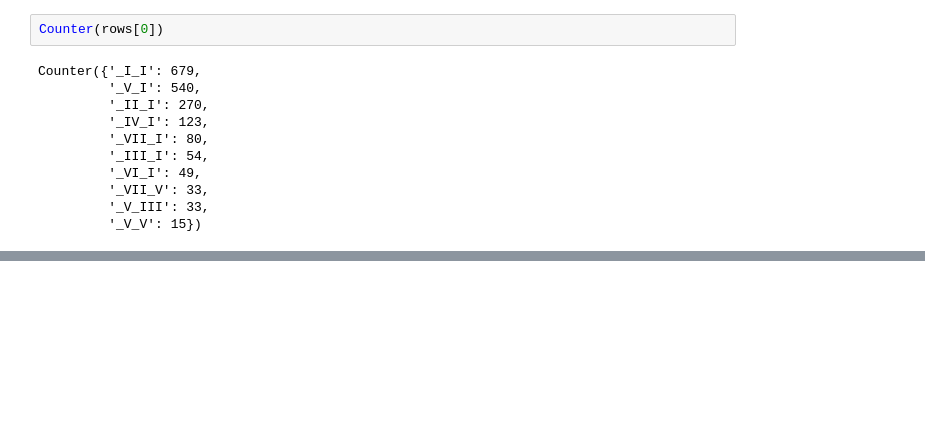
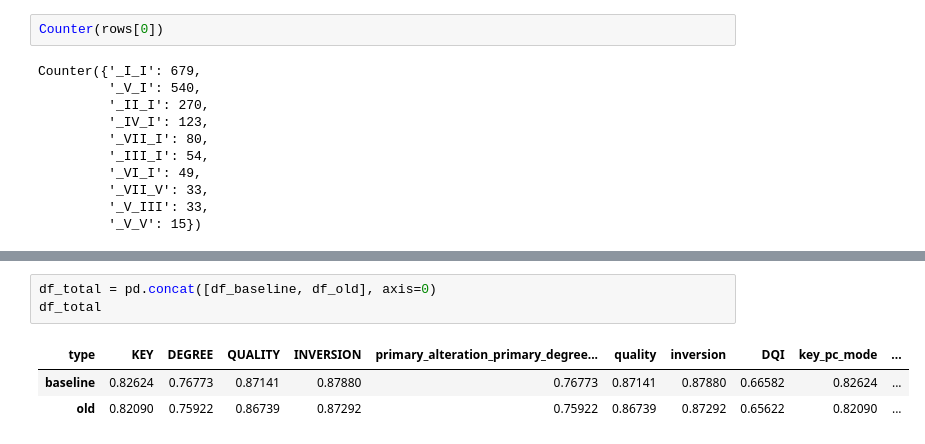
Before and after one commit to PulyaPolya/rnbert_new, a Jupyter notebook: results_analysis_rn.ipynb, the cells around one changed output, grey strips where cells are left out. Drawn from its saved outputs; the diff is of its cells as text; blank space fills up the shorter version.

```diff
--- a/results_analysis_rn.ipynb
+++ b/results_analysis_rn.ipynb
@@ -573,0 +1139,7 @@ Counter({'_I_I': 679,
+# %%
+df_total = pd.concat([df_baseline, df_old], axis=0)
+df_total
+# %% [output]
+| type | KEY | DEGREE | QUALITY | INVERSION | primary_alteration_primary_degree... | quality | inversion | DQI | key_pc_mode | ... |
+| baseline | 0.82624 | 0.76773 | 0.87141 | 0.87880 | 0.76773 | 0.87141 | 0.87880 | 0.66582 | 0.82624 | ... |
+| old | 0.82090 | 0.75922 | 0.86739 | 0.87292 | 0.75922 | 0.86739 | 0.87292 | 0.65622 | 0.82090 | ... |
```
Also changed, not shown: parts of 35 cells of this notebook.
